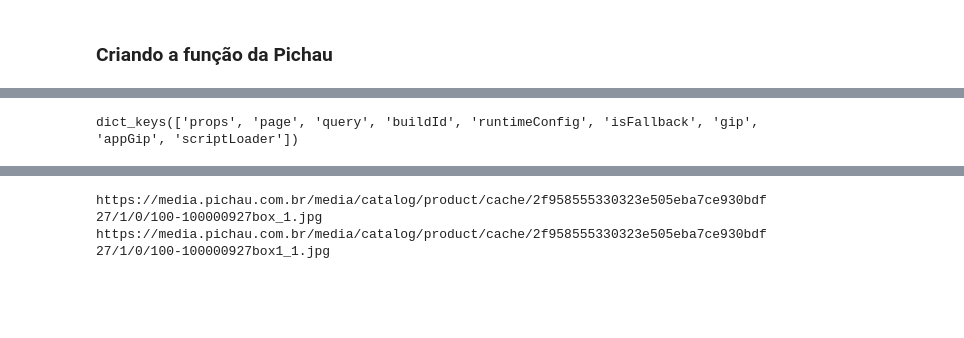
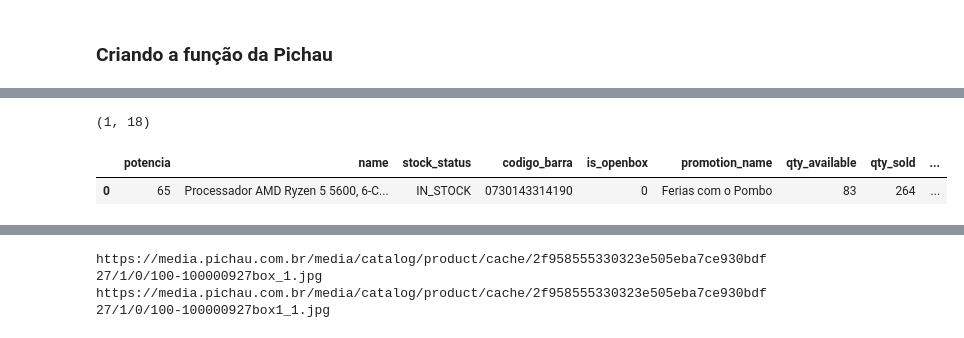
Before and after one commit to argoninc/MonitorPreco, a Jupyter notebook: notebook.ipynb, the cells around one changed output, grey strips where cells are left out. Drawn from its saved outputs; the diff is of its cells as text; code cells hidden in the pictures; blank space fills up the shorter version.

Commit message:
construindo a funcao do site pichau
Signed-off-by: Gabriel <o.gabriel@aluno.ufabc.edu.br>

```diff
--- a/notebook.ipynb
+++ b/notebook.ipynb
@@ -89,28 +92,3 @@ def get_html_page(url : str, header=None) -> str:
     return r.text
 # %%
 res = get_html_page('https://www.pichau.com.br/processador-amd-ryzen-5-5600-6-core-12-threads-3-5ghz-4-4ghz-turbo-cache-35mb-am4-100-100000927box?utm_source=pcbuildwizard')
-# %%
-def extract_pichau(url : str) -> pd.DataFrame:
-
-    '''
-    Funcao para buscar as informacoes do site da pichau e persisti-las
-
-    Retorno do metodo
-    pandas.DataFrame
-
-    Parametros
-
-    url:str
-    link do site a ser obtidos as informações
-    '''
-
-    lista_vars_retorno = []
-    df_retorno = pd.DataFrame(columns=lista_vars_retorno])
-
-    html_script = get_html_page(url)
-
-    soup = BeautifulSoup(html_doc, 'html.parser')
-
-    all_data = soup.find('script', {'type':'application/json'})
-
-    jsn = json.loads(all_data.string)
@@ -124,2 +94,0 @@ r.status_code
-# %%
-html_doc = r.text
@@ -132,4 +94,0 @@ jsn = json.loads(all_data.string)
-# %%
-jsn.keys()
-# %% [output]
-dict_keys(['props', 'page', 'query', 'buildId', 'runtimeConfig', 'isFallback', 'gip', 'appGip', 'scriptLoader'])
@@ -136,2 +151,11 @@ dict_keys(['props', 'page', 'query', 'buildId', 'runtimeConfig', 'isFallback', '
+# %%
+df = extract_pichau(res)
+# %% [output]
+(1, 18)
+# %%
+df
+# %% [output]
+|  | potencia | name | stock_status | codigo_barra | is_openbox | promotion_name | qty_available | qty_sold | ... |
+| 0 | 65 | Processador AMD Ryzen 5 5600, 6-C... | IN_STOCK | 0730143314190 | 0 | Ferias com o Pombo | 83 | 264 | ... |
 # %%
 #Usar esta lista de atributos neste nível: ['props']['pageProps']['pageData']['content']
```
Also changed, not shown: parts of 16 cells of this notebook.
